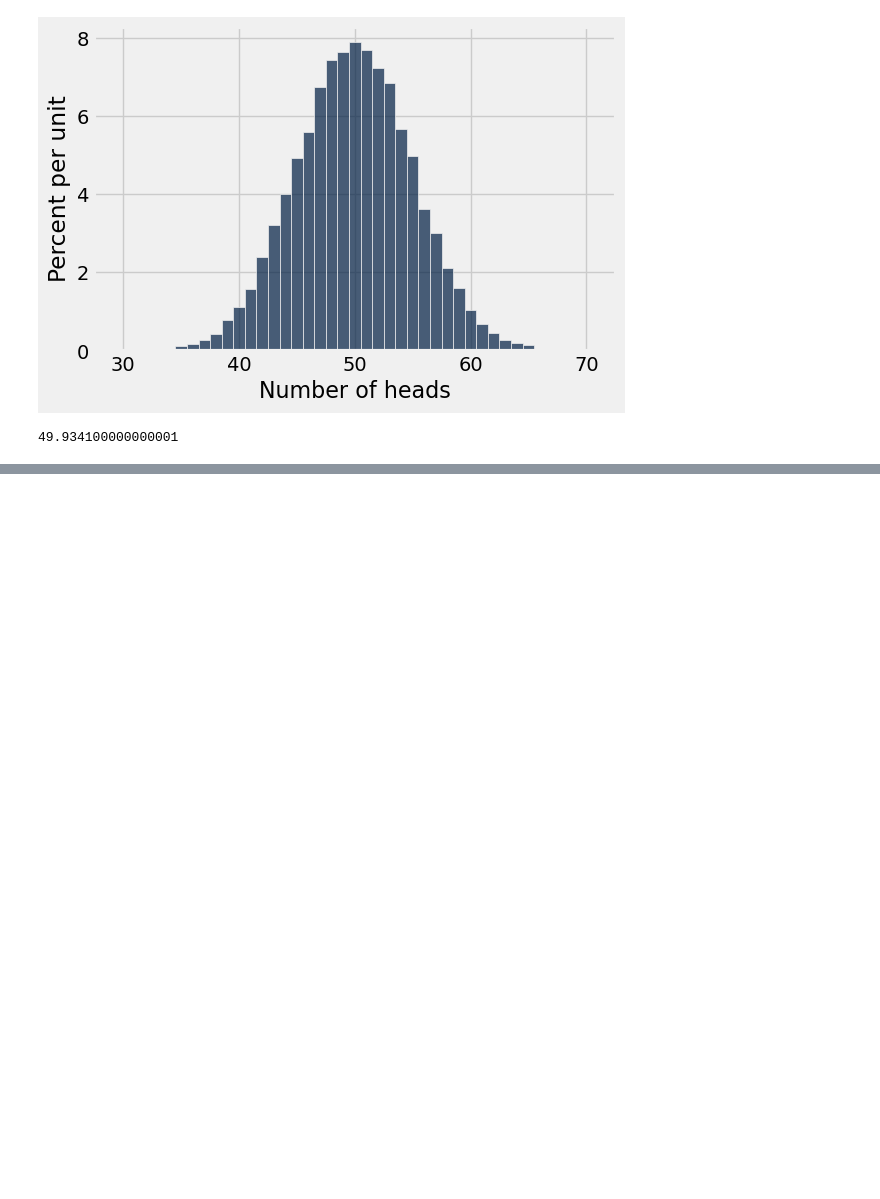
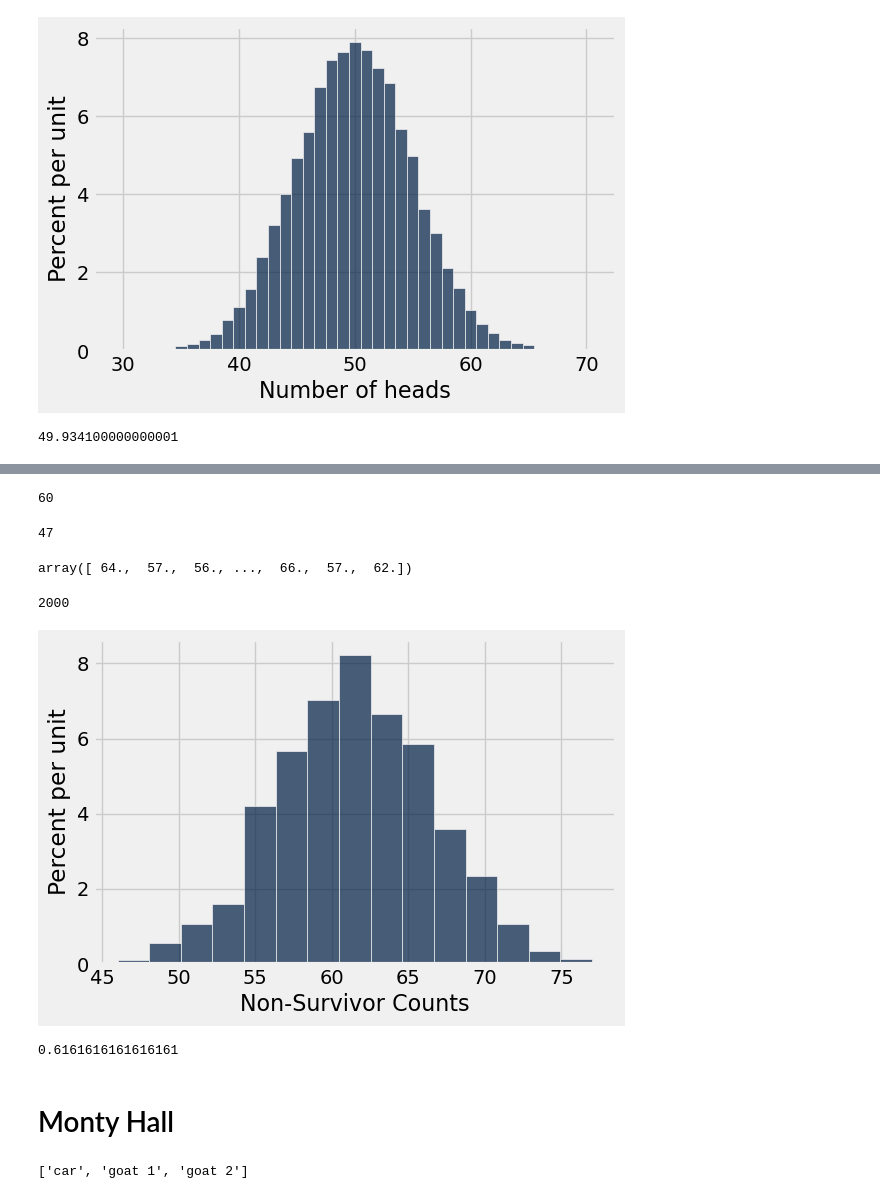
Before and after one commit to lawtonsclass/f25-code-from-class, a Jupyter notebook: data8/ch09.ipynb, the cells around one changed output, grey strips where cells are left out. Cells and saved outputs as stored; diff of their text form; code cells hidden in the pictures; blank space fills up the shorter version.

```diff
--- a/data8/ch09.ipynb
+++ b/data8/ch09.ipynb
@@ -395,0 +402,3 @@ np.average(head_counts)
+# %%
+titanic = Table.read_table('data/titanic.csv')
+titanic
@@ -395,0 +418,37 @@ np.average(head_counts)
+# %%
+outcomes = np.random.choice(titanic.column('Survived'), 100)
+100 - np.count_nonzero(outcomes)
+# %% [output]
+60
+# %%
+def sample_100_passengers_and_count_dead():
+    outcomes = np.random.choice(titanic.column('Survived'), 100)
+    return 100 - np.count_nonzero(outcomes)
+# %%
+sample_100_passengers_and_count_dead()
+# %% [output]
+47
+# %%
+nonsurvivor_counts = make_array()
+
+for i in np.arange(2000):
+    nonsurvivor_count = sample_100_passengers_and_count_dead()
+    nonsurvivor_counts = np.append(nonsurvivor_counts, nonsurvivor_count)
+# %%
+nonsurvivor_counts
+# %% [output]
+array([ 64.,  57.,  56., ...,  66.,  57.,  62.])
+# %%
+len(nonsurvivor_counts)
+# %% [output]
+2000
+# %%
+Table().with_column('Non-Survivor Counts', nonsurvivor_counts).hist(0, bins=15)
+# %% [output]
+[figure, added]
+# %%
+1 - (np.count_nonzero(titanic.column('Survived')) / len(titanic.column('Survived')))
+# %% [output]
+0.6161616161616161
+# %% [markdown]
+# Monty Hall
@@ -395,0 +472,4 @@ np.average(head_counts)
+# %%
+monty_hall_game()
+# %% [output]
+['car', 'goat 1', 'goat 2']
```
Also changed, not shown: parts of 13 cells of this notebook, 1 other file.
